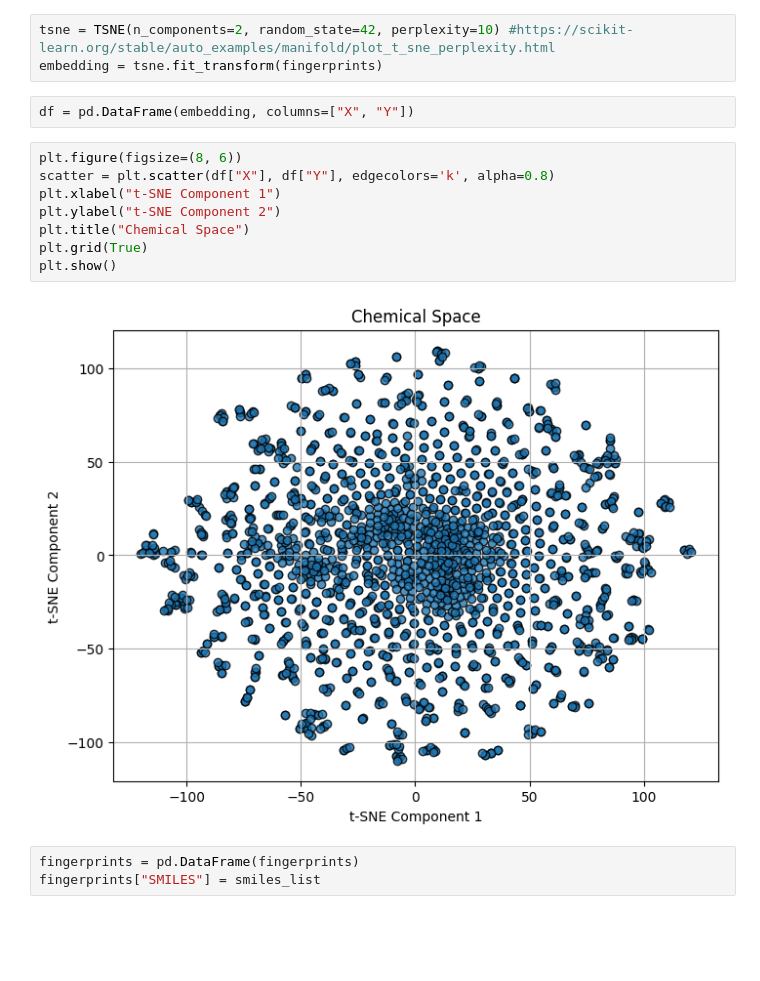
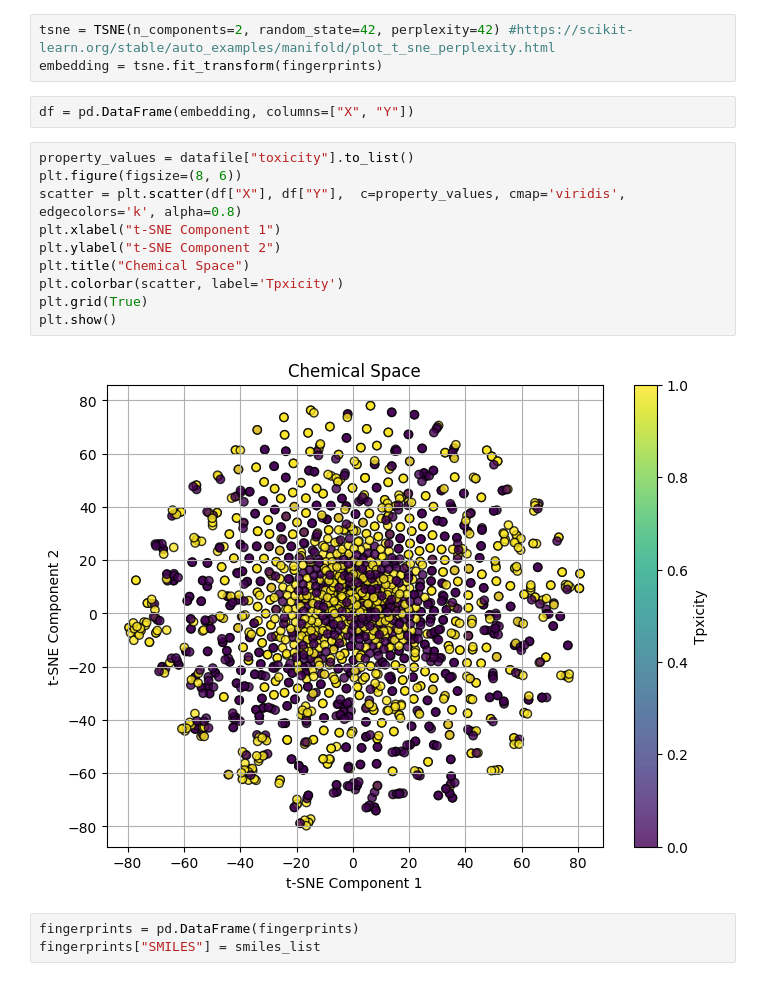
Before and after one commit to SHASANKsp/DILI-predictions, a Jupyter notebook: Untitled.ipynb, the cells around one changed output. Drawn from its saved outputs; the diff is of its cells as text; blank space fills up the shorter version.

```diff
--- a/Untitled.ipynb
+++ b/Untitled.ipynb
@@ -79,18 +79,20 @@ fingerprints = np.array([smiles_to_fingerprint(s) for s in smiles_list if smiles
 # %%
-tsne = TSNE(n_components=2, random_state=42, perplexity=10) #https://scikit-learn.org/stable/auto_examples/manifold/plot_t_sne_perplexity.html
+tsne = TSNE(n_components=2, random_state=42, perplexity=42) #https://scikit-learn.org/stable/auto_examples/manifold/plot_t_sne_perplexity.html
 embedding = tsne.fit_transform(fingerprints)
 # %%
 df = pd.DataFrame(embedding, columns=["X", "Y"])
 # %%
+property_values = datafile["toxicity"].to_list()
 plt.figure(figsize=(8, 6))
-scatter = plt.scatter(df["X"], df["Y"], edgecolors='k', alpha=0.8)
+scatter = plt.scatter(df["X"], df["Y"],  c=property_values, cmap='viridis', edgecolors='k', alpha=0.8)
 plt.xlabel("t-SNE Component 1")
 plt.ylabel("t-SNE Component 2")
 plt.title("Chemical Space")
+plt.colorbar(scatter, label='Tpxicity')
 plt.grid(True)
 plt.show()
 # %% [output]
-[figure, old version]
+[figure, new version]
 # %%
 fingerprints = pd.DataFrame(fingerprints)
 fingerprints["SMILES"] = smiles_list
```
Also changed, not shown: parts of 24 cells of this notebook, 1 other file.
